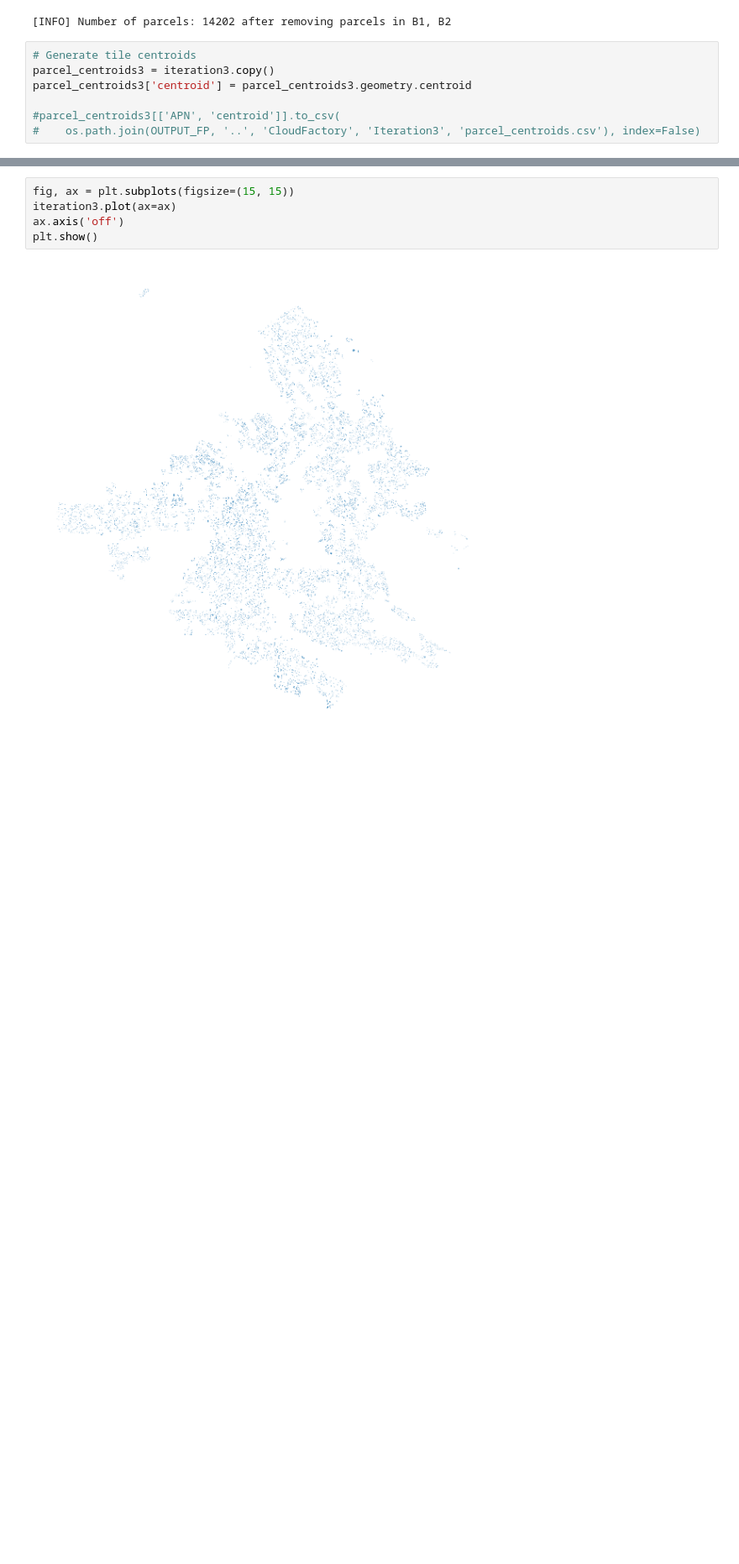
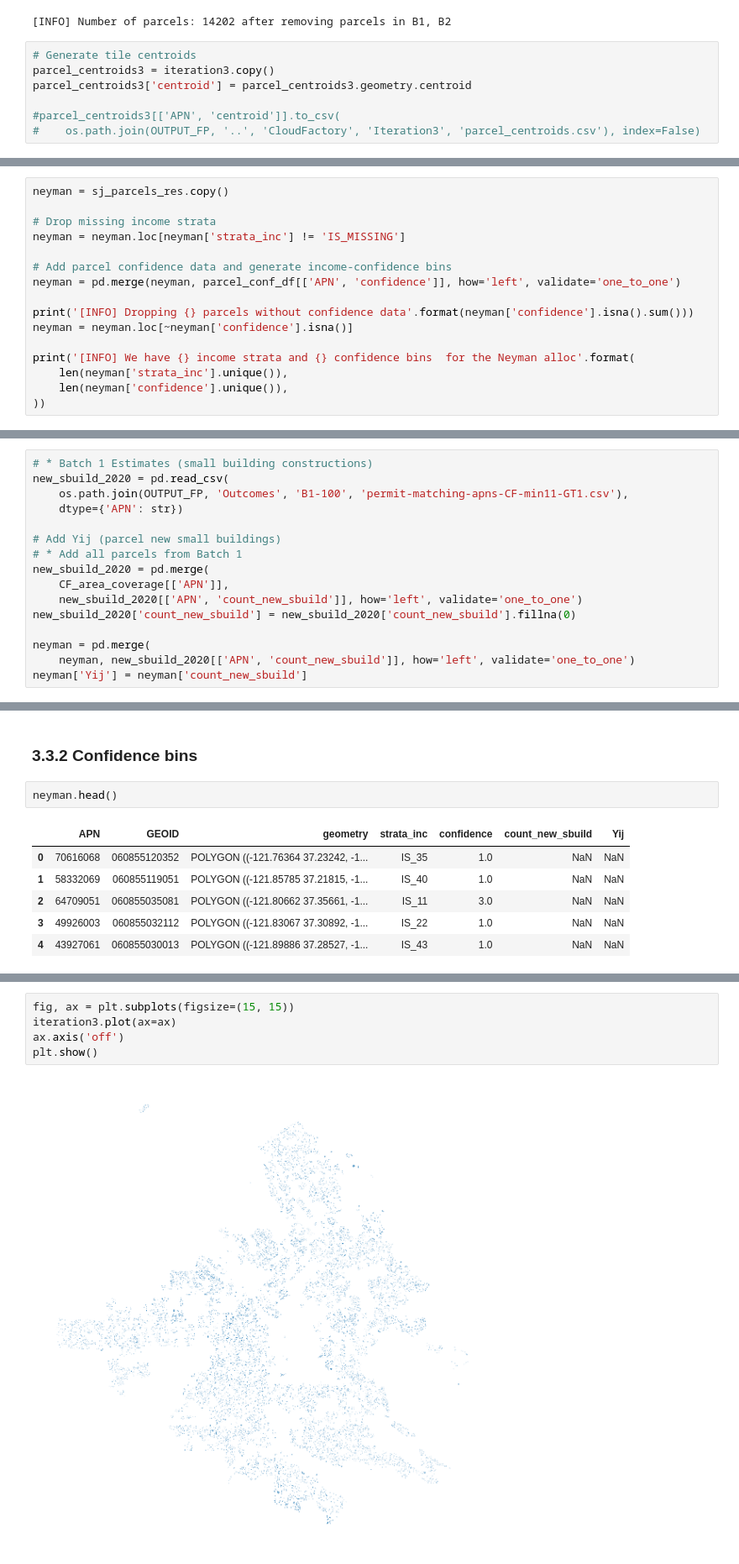
Before and after one commit to reglab/rgb-footprint-extract, a Jupyter notebook: naip_process/Pop-Estimates-Sampling.ipynb, the cells around one changed output, grey strips where cells are left out. Shown: that part at 84% size. Cells and saved outputs as stored; diff of their text form; blank space fills up the shorter version.

Commit message:
Neyman allocations for IS, CL for power analysis

```diff
--- a/naip_process/Pop-Estimates-Sampling.ipynb
+++ b/naip_process/Pop-Estimates-Sampling.ipynb
@@ -370,0 +373,16 @@ parcel_centroids3['centroid'] = parcel_centroids3.geometry.centroid
+# %%
+neyman = sj_parcels_res.copy()
+
+# Drop missing income strata
+neyman = neyman.loc[neyman['strata_inc'] != 'IS_MISSING']
+
+# Add parcel confidence data and generate income-confidence bins
+neyman = pd.merge(neyman, parcel_conf_df[['APN', 'confidence']], how='left', validate='one_to_one')
+
+print('[INFO] Dropping {} parcels without confidence data'.format(neyman['confidence'].isna().sum()))
+neyman = neyman.loc[~neyman['confidence'].isna()]
+
+print('[INFO] We have {} income strata and {} confidence bins  for the Neyman alloc'.format(
+    len(neyman['strata_inc'].unique()),
+    len(neyman['confidence'].unique()),
+))
@@ -370,0 +392,16 @@ parcel_centroids3['centroid'] = parcel_centroids3.geometry.centroid
+# %%
+# * Batch 1 Estimates (small building constructions)
+new_sbuild_2020 = pd.read_csv(
+    os.path.join(OUTPUT_FP, 'Outcomes', 'B1-100', 'permit-matching-apns-CF-min11-GT1.csv'),
+    dtype={'APN': str})
+
+# Add Yij (parcel new small buildings)
+# * Add all parcels from Batch 1
+new_sbuild_2020 = pd.merge(
+    CF_area_coverage[['APN']],
+    new_sbuild_2020[['APN', 'count_new_sbuild']], how='left', validate='one_to_one')
+new_sbuild_2020['count_new_sbuild'] = new_sbuild_2020['count_new_sbuild'].fillna(0)
+
+neyman = pd.merge(
+    neyman, new_sbuild_2020[['APN', 'count_new_sbuild']], how='left', validate='one_to_one')
+neyman['Yij'] = neyman['count_new_sbuild']
@@ -370,0 +448,11 @@ parcel_centroids3['centroid'] = parcel_centroids3.geometry.centroid
+# %% [markdown]
+### 3.3.2 Confidence bins
+# %%
+neyman.head()
+# %% [output]
+|  | APN | GEOID | geometry | strata_inc | confidence | count_new_sbuild | Yij |
+| 0 | 70616068 | 060855120352 | POLYGON ((-121.76364 37.23242, -1... | IS_35 | 1.0 | NaN | NaN |
+| 1 | 58332069 | 060855119051 | POLYGON ((-121.85785 37.21815, -1... | IS_40 | 1.0 | NaN | NaN |
+| 2 | 64709051 | 060855035081 | POLYGON ((-121.80662 37.35661, -1... | IS_11 | 3.0 | NaN | NaN |
+| 3 | 49926003 | 060855032112 | POLYGON ((-121.83067 37.30892, -1... | IS_22 | 1.0 | NaN | NaN |
+| 4 | 43927061 | 060855030013 | POLYGON ((-121.89886 37.28527, -1... | IS_43 | 1.0 | NaN | NaN |
```
Also changed, not shown: parts of 10 cells of this notebook.
